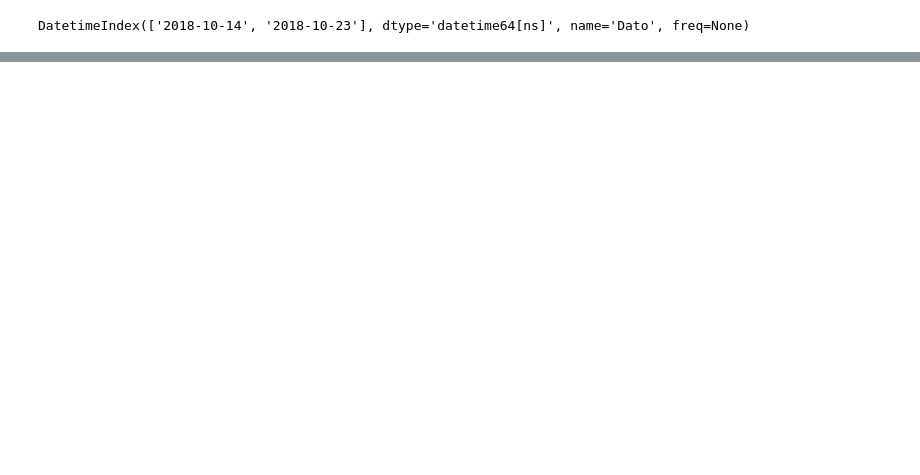
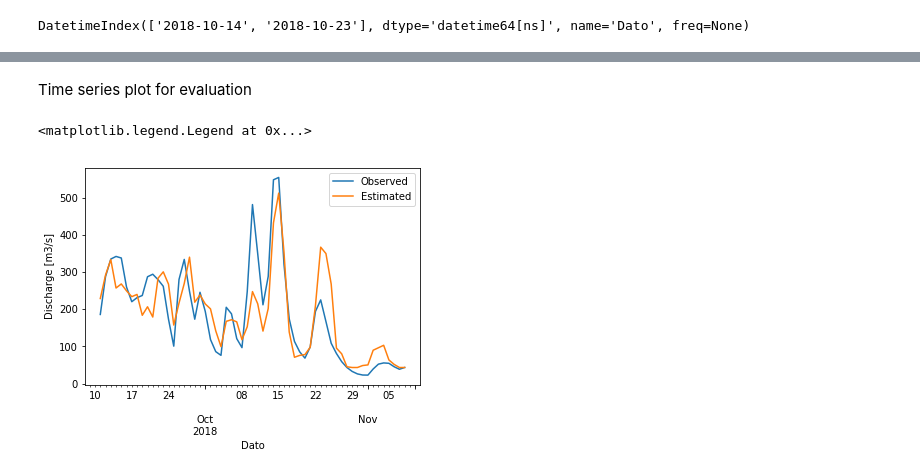
Before and after one commit to rewquey/python_intro, a Jupyter notebook: D2S1 Analyse time series.ipynb, the cells around one changed output, grey strips where cells are left out. Cells and saved outputs as stored; diff of their text form; code cells hidden in the pictures; blank space fills up the shorter version.

```diff
--- a/D2S1 Analyse time series.ipynb
+++ b/D2S1 Analyse time series.ipynb
@@ -36,0 +279,3 @@ DatetimeIndex(['2018-10-14', '2018-10-23'], dtype='datetime64[ns]', name='Dato',
+# %%
+jmax, imax = np.unravel_index(np.argmax(corrcoefs), corrcoefs.shape)
+print('Maximum correlation of %3.1f%% at rmean %d days and lag %d days' % (corrcoefs.max()*100, rmeans[jmax], tshifts[imax]))
@@ -36,0 +286,2 @@ DatetimeIndex(['2018-10-14', '2018-10-23'], dtype='datetime64[ns]', name='Dato',
+# %%
+RRmax = df.RR.rolling(window=rmeans[jmax], center=True).mean().shift(tshifts[imax])
@@ -36,0 +290,5 @@ DatetimeIndex(['2018-10-14', '2018-10-23'], dtype='datetime64[ns]', name='Dato',
+# %%
+# Rename column to avoid having two columns named "RR", then concatenate to one dataframe
+RRmax.rename('RRmax', inplace=True)
+dfs = pd.concat([RRmax, df.RR, df2.Discharge], axis=1)
+dfs_clean = dfs.dropna()
@@ -36,0 +297,4 @@ DatetimeIndex(['2018-10-14', '2018-10-23'], dtype='datetime64[ns]', name='Dato',
+# %%
+linmodel = scipy.stats.linregress(dfs_clean.RRmax, dfs_clean.Discharge)
+estimate_Discharge = lambda RRm: linmodel.slope*RRm + linmodel.intercept
+dfs['Discharge_linmodel'] = pd.Series(estimate_Discharge(dfs.RRmax), index=dfs.index)
@@ -36,0 +311,11 @@ DatetimeIndex(['2018-10-14', '2018-10-23'], dtype='datetime64[ns]', name='Dato',
+# %% [markdown]
+Time series plot for evaluation
+# %%
+dfs_clean = dfs.dropna()
+dfs_clean.Discharge.plot(label='Observed')
+dfs_clean.Discharge_linmodel.plot(label='Estimated')
+plt.ylabel('Discharge [m3/s]')
+plt.legend()
+# %% [output]
+<matplotlib.legend.Legend at 0x...>
+[figure, added]
```
Also changed, not shown: parts of 47 cells of this notebook.
